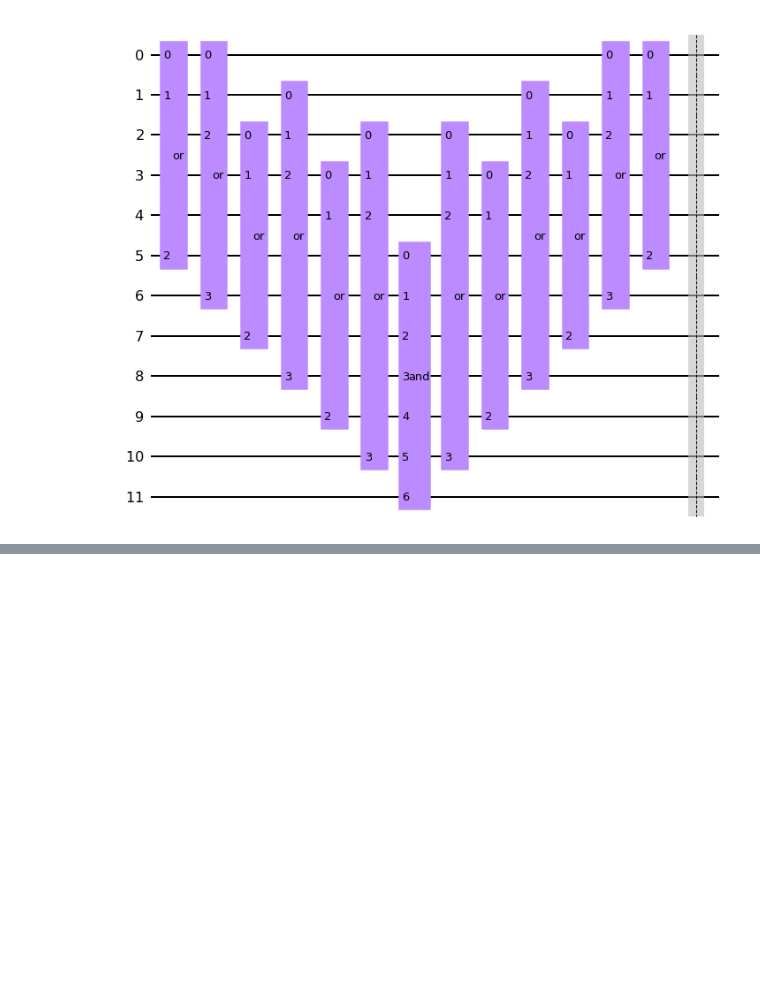
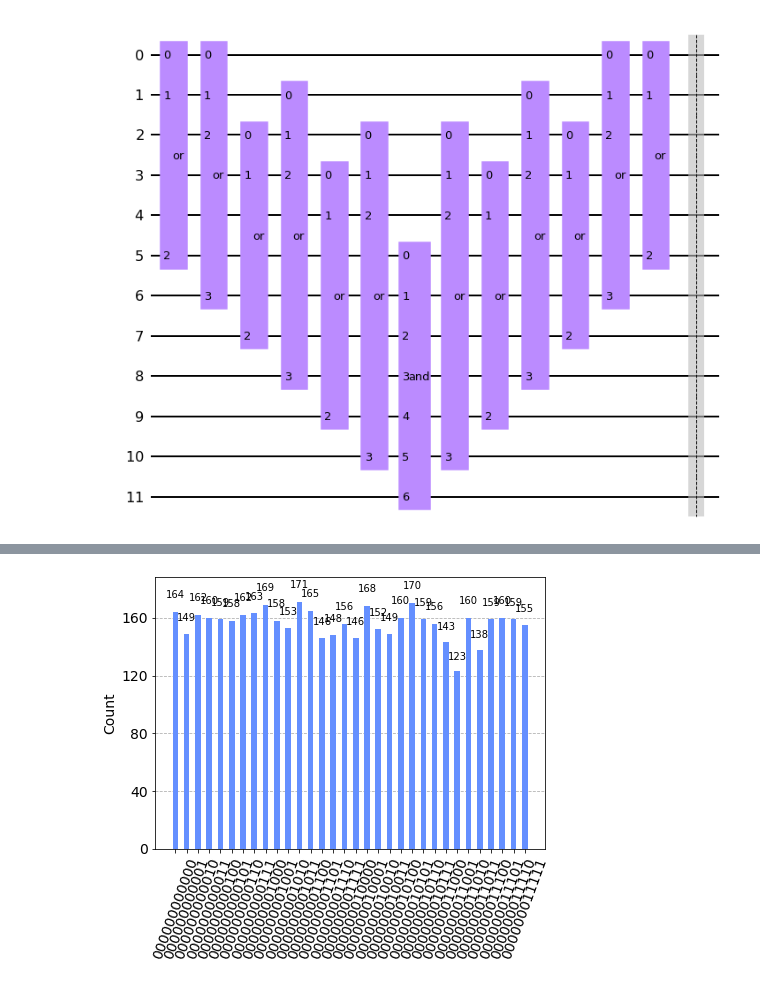
Before and after one commit to leonardeuler13/IQC_project, a Jupyter notebook: miniproject.ipynb, the cells around one changed output, grey strips where cells are left out. Cells and saved outputs as stored; diff of their text form; code cells hidden in the pictures; blank space fills up the shorter version.

```diff
--- a/miniproject.ipynb
+++ b/miniproject.ipynb
@@ -136,0 +154,4 @@ plot_histogram(counts_ideal)
+# %%
+plot_histogram(counts[1])
+# %% [output]
+[figure, added]
```
Also changed, not shown: parts of 16 cells of this notebook.
